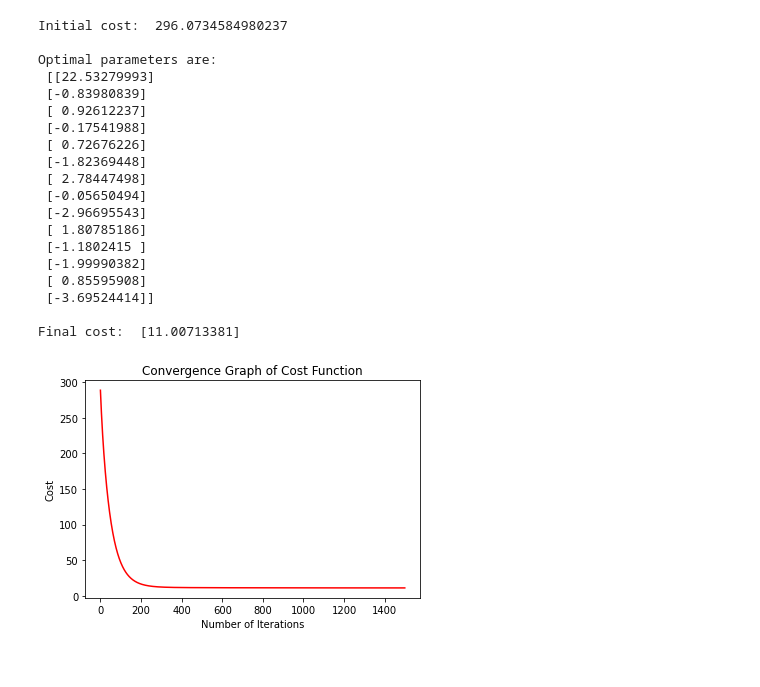
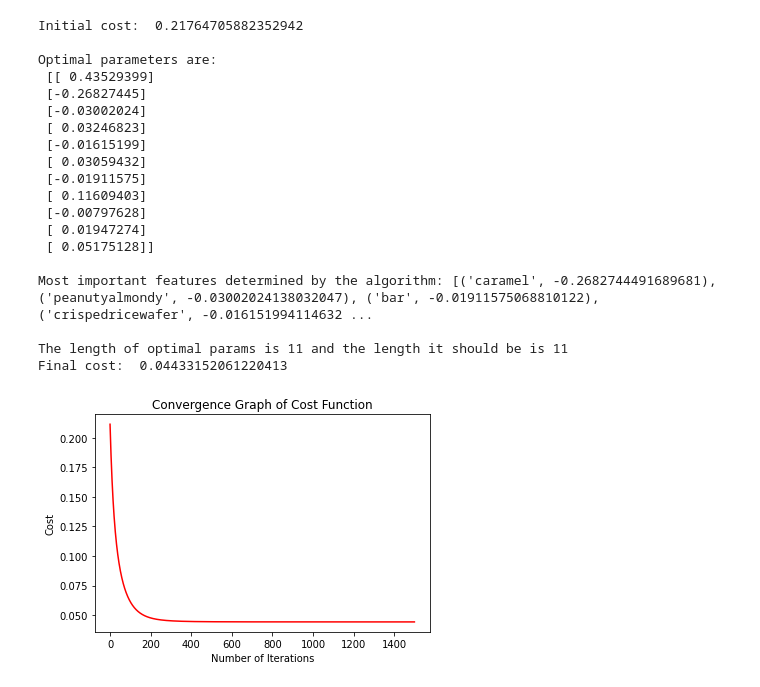
Before and after one commit to athreyaanand/ML-from-scratch, a Jupyter notebook: LinearRegression/LinearRegression.ipynb, the cells around one changed output. Saved outputs shown, nothing was run; the diff lists cells and outputs as text; code cells hidden in the pictures.

Commit message:
Fully working linear regression model
- added basic descriptions to the cells
- used candy data and pandas to import data & convert to X and y

```diff
--- a/LinearRegression/LinearRegression.ipynb
+++ b/LinearRegression/LinearRegression.ipynb
@@ -14,5 +40,6 @@ Total samples in our dataset is: 506
 # %%
 def compute_cost(X, y, params):
-    n_samples = len(y)
-    h = X @ params
-    return (1/(2*n_samples))*np.sum((h-y)**2)
+    n = len(y)
+    pred = X @ params
+
+    return (1 / (2 * n)) * np.sum((pred - y)**2)
@@ -19,10 +49,10 @@ def compute_cost(X, y, params):
 # %%
-def gradient_descent(X, y, params, learning_rate, n_iters):
-    n_samples = len(y)
-    J_history = np.zeros((n_iters,1))
+def gradient_descent(X, y, params, learning_rate, iterations):
+    n = len(y)
+    cost_history = []
 
-    for i in range(n_iters):
-        params = params - (learning_rate/n_samples) * X.T @ (X @ params - y)
-        J_history[i] = compute_cost(X, y, params)
+    for i in range(iterations):
+        params = params - (learning_rate/n) * X.T @ (X @ params - y)
+        cost_history.append(compute_cost(X, y, params))
 
-    return (J_history, params)
+    return (cost_history, params)
@@ -29,53 +62,54 @@ def gradient_descent(X, y, params, learning_rate, n_iters):
 # %%
-# normalization
-n_samples = len(y)
+n = len(y)
 
 mu = np.mean(X, 0)
 sigma = np.std(X, 0)
 
-X = (X-mu) / sigma
+X = (X - mu) / sigma
 
-X = np.hstack((np.ones((n_samples,1)),X))
-n_features = np.size(X,1)
+X = np.hstack((np.ones((n, 1)), X))
+n_features = np.size(X, 1)
 params = np.zeros((n_features,1))
 # %%
-n_iters = 1500
+iterations = 1500
 learning_rate = 0.01
 
 initial_cost = compute_cost(X, y, params)
 
 print("Initial cost: ", initial_cost, "\n")
 
-(J_history, optimal_params) = gradient_descent(X, y, params, learning_rate, n_iters)
+(cost_history, optimal_params) = gradient_descent(X, y, params, learning_rate, iterations)
 
 print("Optimal parameters are: \n", optimal_params, "\n")
+print(f"Most important features determined by the algorithm: {sorted(zip(list(df)[1:], optimal_params[:, 0]), key = lambda x: x[1])}\n")
+print(f"The length of optimal params is {len(optimal_params)} and the length it should be is {X.shape[1]}")
 
-print("Final cost: ", J_history[-1])
+print("Final cost: ", cost_history[-1])
 
-plt.plot(range(len(J_history)), J_history, 'r')
+plt.plot(range(len(cost_history)), cost_history, 'r')
 
 plt.title("Convergence Graph of Cost Function")
 plt.xlabel("Number of Iterations")
 plt.ylabel("Cost")
 plt.show()
 # %% [output]
-Initial cost:  296.0734584980237
+Initial cost:  0.21764705882352942
 
 Optimal parameters are:
- [[22.53279993]
- [-0.83980839]
- [ 0.92612237]
- [-0.17541988]
- [ 0.72676226]
- [-1.82369448]
- [ 2.78447498]
- [-0.05650494]
- [-2.96695543]
- [ 1.80785186]
- [-1.1802415 ]
- [-1.99990382]
- [ 0.85595908]
- [-3.69524414]]
+ [[ 0.43529399]
+ [-0.26827445]
+ [-0.03002024]
+ [ 0.03246823]
+ [-0.01615199]
+ [ 0.03059432]
+ [-0.01911575]
+ [ 0.11609403]
+ [-0.00797628]
+ [ 0.01947274]
+ [ 0.05175128]]
 
-Final cost:  [11.00713381]
+Most important features determined by the algorithm: [('caramel', -0.2682744491689681), ('peanutyalmondy', -0.03002024138032047), ('bar', -0.01911575068810122), ('crispedricewafer', -0.016151994114632 ...
+
+The length of optimal params is 11 and the length it should be is 11
+Final cost:  0.04433152061220413
-[figure, old version]
+[figure, new version]
```
Also changed, not shown: parts of 10 cells of this notebook, 1 other file.
